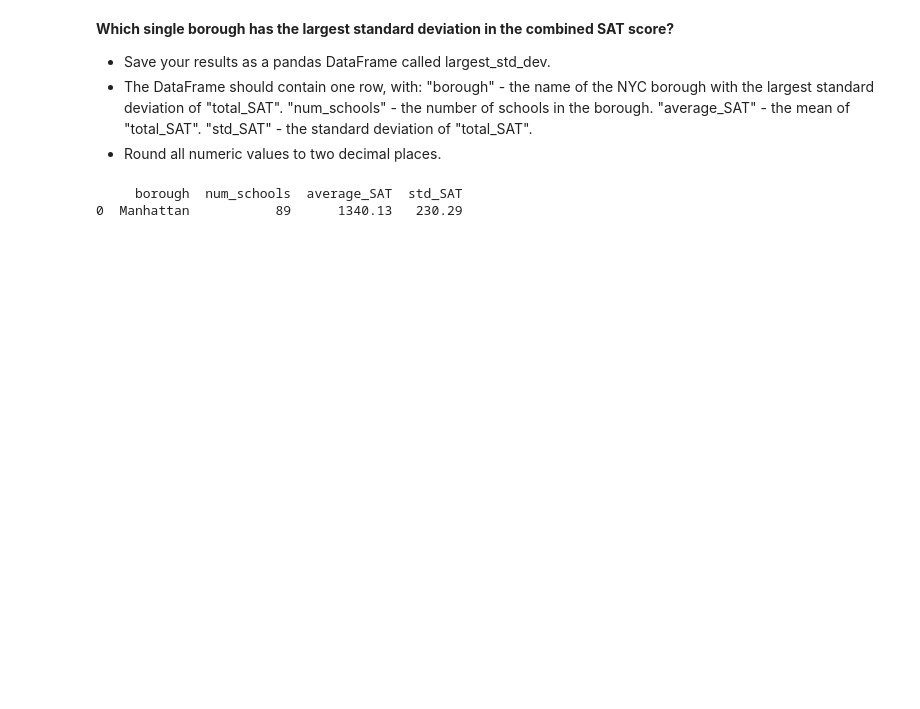
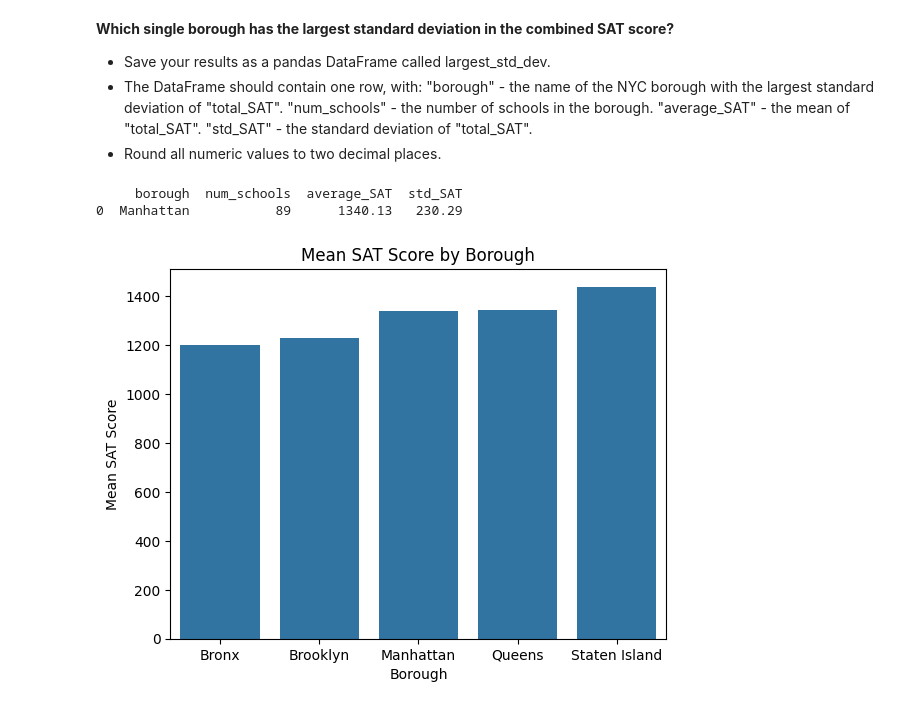
Before and after one commit to tasyanurkarina/Exploring-NYC-Public-School-Test-Result-Scores, a Jupyter notebook: notebook.ipynb, the cells around one changed output. Saved outputs shown, nothing was run; the diff lists cells and outputs as text; code cells hidden in the pictures; blank space fills up the shorter version.

```diff
--- a/notebook.ipynb
+++ b/notebook.ipynb
@@ -140,3 +155,16 @@ print(largest_std_dev)
 # %% [output]
      borough  num_schools  average_SAT  std_SAT
 0  Manhattan           89      1340.13   230.29
+# %%
+# Visualization SAT Score Comparison by School
+import seaborn as sns
+import matplotlib.pyplot as plt
+
+sns.barplot(x = 'borough', y = 'mean', data = borough_NYC.reset_index())
+
+plt.title('Mean SAT Score by Borough')
+plt.xlabel('Borough')
+plt.ylabel('Mean SAT Score')
+plt.show()
+# %% [output]
+[figure, added]
```
Also changed, not shown: parts of 5 cells of this notebook.
